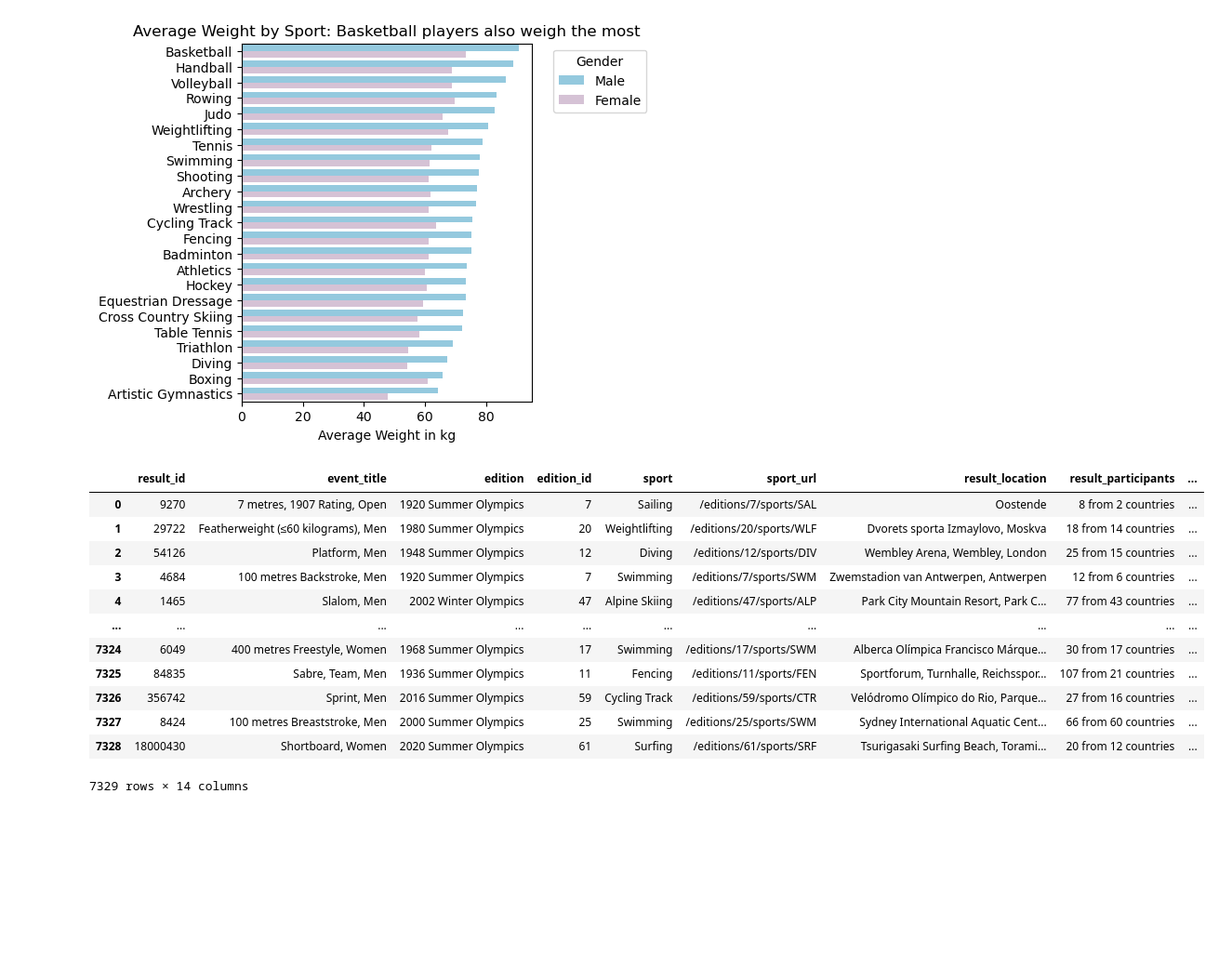
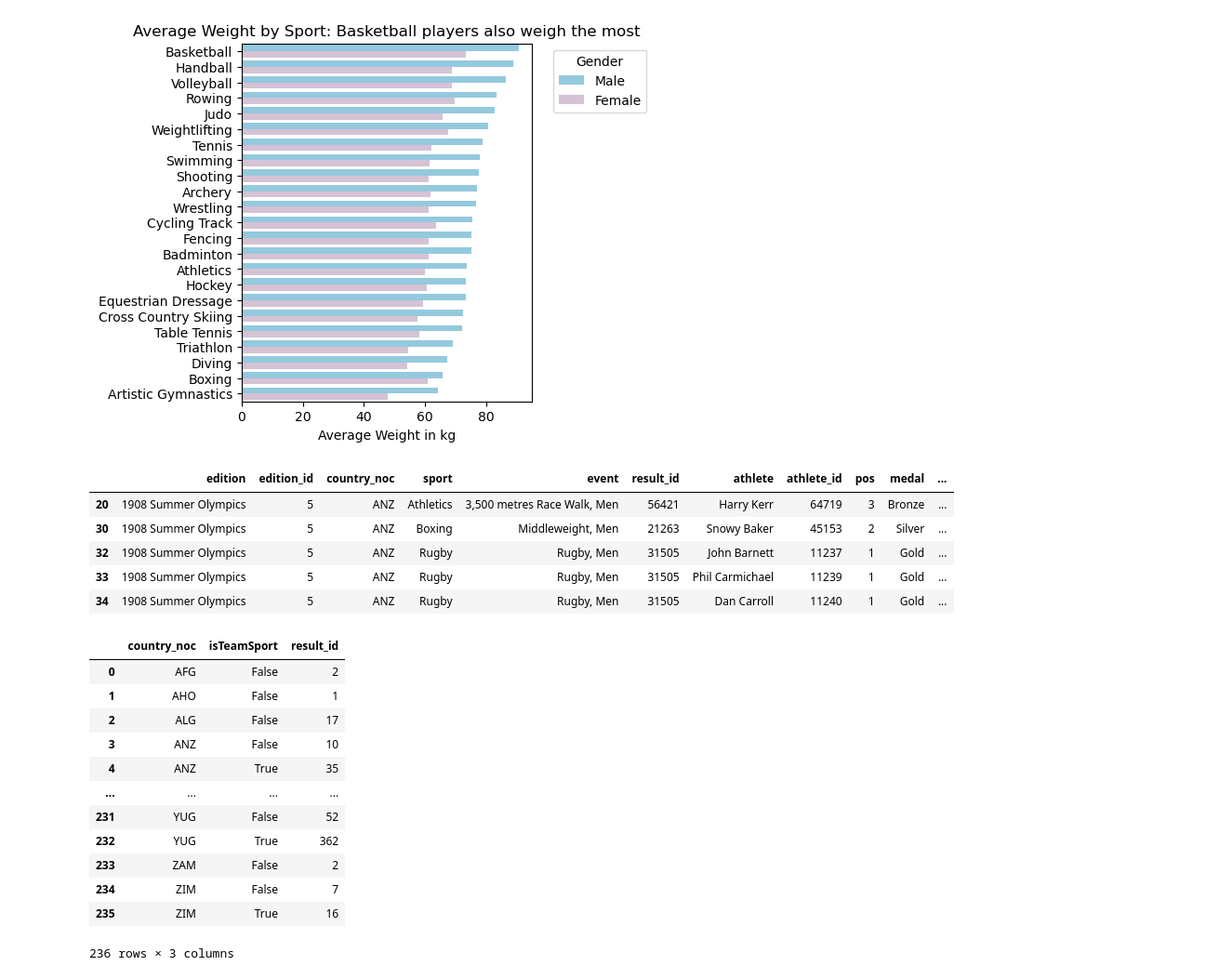
Before and after one commit to ana-047/Olymploration, a Jupyter notebook: Olymploration.ipynb, the cells around one changed output. Shown at 93% size. Cells and saved outputs as stored; diff of their text form; code cells hidden in the pictures; blank space fills up the shorter version.

```diff
--- a/Olymploration.ipynb
+++ b/Olymploration.ipynb
@@ -21,7 +21,9 @@ dataframes = []
 if not file_list:
     print("No CSV files found in the specified path.")
 else:
-    # Loop through the file list and read each CSV file into a df
+    file_list.sort() #to stop the order from changing
+
+    # Loop through the sorted file list and read each CSV file into a df
     for file in file_list:
         try:
             df = pd.read_csv(file)
@@ -31,12 +33,12 @@ else:
 # %%
 #check this every time - idk why the order changes
 #name the dfs
-df_event_results = dataframes[0]
-df_country = dataframes[2]
-df_games = dataframes[1]
-df_results = dataframes[5]
-df_athletes = dataframes[4]
-df_medals = dataframes[3]
+df_athletes = dataframes[0]
+df_event_results = dataframes[1]
+df_medals = dataframes[2]
+df_results = dataframes[3]
+df_country = dataframes[4]
+df_games = dataframes[5]
 # %%
 #check missing values
 def check_missing_values(df):
@@ -522,18 +524,34 @@ plt.show()
 # %% [output]
 [figure]
 # %%
-df_results
+#which countries do better at team vs individual events
+
+df_event_results2 = df_event_results[df_event_results['medal'] != 'na']
+df_event_results2.head()
 # %% [output]
-|  | result_id | event_title | edition | edition_id | sport | sport_url | result_location | result_participants | ... |
-| 0 | 9270 | 7 metres, 1907 Rating, Open | 1920 Summer Olympics | 7 | Sailing | /editions/7/sports/SAL | Oostende | 8 from 2 countries | ... |
-| 1 | 29722 | Featherweight (≤60 kilograms), Men | 1980 Summer Olympics | 20 | Weightlifting | /editions/20/sports/WLF | Dvorets sporta Izmaylovo, Moskva | 18 from 14 countries | ... |
-| 2 | 54126 | Platform, Men | 1948 Summer Olympics | 12 | Diving | /editions/12/sports/DIV | Wembley Arena, Wembley, London | 25 from 15 countries | ... |
-| 3 | 4684 | 100 metres Backstroke, Men | 1920 Summer Olympics | 7 | Swimming | /editions/7/sports/SWM | Zwemstadion van Antwerpen, Antwerpen | 12 from 6 countries | ... |
-| 4 | 1465 | Slalom, Men | 2002 Winter Olympics | 47 | Alpine Skiing | /editions/47/sports/ALP | Park City Mountain Resort, Park C... | 77 from 43 countries | ... |
-| ... | ... | ... | ... | ... | ... | ... | ... | ... | ... |
-| 7324 | 6049 | 400 metres Freestyle, Women | 1968 Summer Olympics | 17 | Swimming | /editions/17/sports/SWM | Alberca Olímpica Francisco Márque... | 30 from 17 countries | ... |
-| 7325 | 84835 | Sabre, Team, Men | 1936 Summer Olympics | 11 | Fencing | /editions/11/sports/FEN | Sportforum, Turnhalle, Reichsspor... | 107 from 21 countries | ... |
-| 7326 | 356742 | Sprint, Men | 2016 Summer Olympics | 59 | Cycling Track | /editions/59/sports/CTR | Velódromo Olímpico do Rio, Parque... | 27 from 16 countries | ... |
-| 7327 | 8424 | 100 metres Breaststroke, Men | 2000 Summer Olympics | 25 | Swimming | /editions/25/sports/SWM | Sydney International Aquatic Cent... | 66 from 60 countries | ... |
-| 7328 | 18000430 | Shortboard, Women | 2020 Summer Olympics | 61 | Surfing | /editions/61/sports/SRF | Tsurigasaki Surfing Beach, Torami... | 20 from 12 countries | ... |
+|  | edition | edition_id | country_noc | sport | event | result_id | athlete | athlete_id | pos | medal | ... |
+| 20 | 1908 Summer Olympics | 5 | ANZ | Athletics | 3,500 metres Race Walk, Men | 56421 | Harry Kerr | 64719 | 3 | Bronze | ... |
+| 30 | 1908 Summer Olympics | 5 | ANZ | Boxing | Middleweight, Men | 21263 | Snowy Baker | 45153 | 2 | Silver | ... |
+| 32 | 1908 Summer Olympics | 5 | ANZ | Rugby | Rugby, Men | 31505 | John Barnett | 11237 | 1 | Gold | ... |
+| 33 | 1908 Summer Olympics | 5 | ANZ | Rugby | Rugby, Men | 31505 | Phil Carmichael | 11239 | 1 | Gold | ... |
+| 34 | 1908 Summer Olympics | 5 | ANZ | Rugby | Rugby, Men | 31505 | Dan Carroll | 11240 | 1 | Gold | ... |
-7329 rows × 14 columns
+# %%
+#group by country
+
+df_team = df_event_results2.groupby(['country_noc', 'isTeamSport']).result_id.count().reset_index()
+df_team = pd.DataFrame(df_team)
+df_team
+# %% [output]
+|  | country_noc | isTeamSport | result_id |
+| 0 | AFG | False | 2 |
+| 1 | AHO | False | 1 |
+| 2 | ALG | False | 17 |
+| 3 | ANZ | False | 10 |
+| 4 | ANZ | True | 35 |
+| ... | ... | ... | ... |
+| 231 | YUG | False | 52 |
+| 232 | YUG | True | 362 |
+| 233 | ZAM | False | 2 |
+| 234 | ZIM | False | 7 |
+| 235 | ZIM | True | 16 |
+236 rows × 3 columns
```
Also changed, not shown: parts of 9 cells of this notebook.
